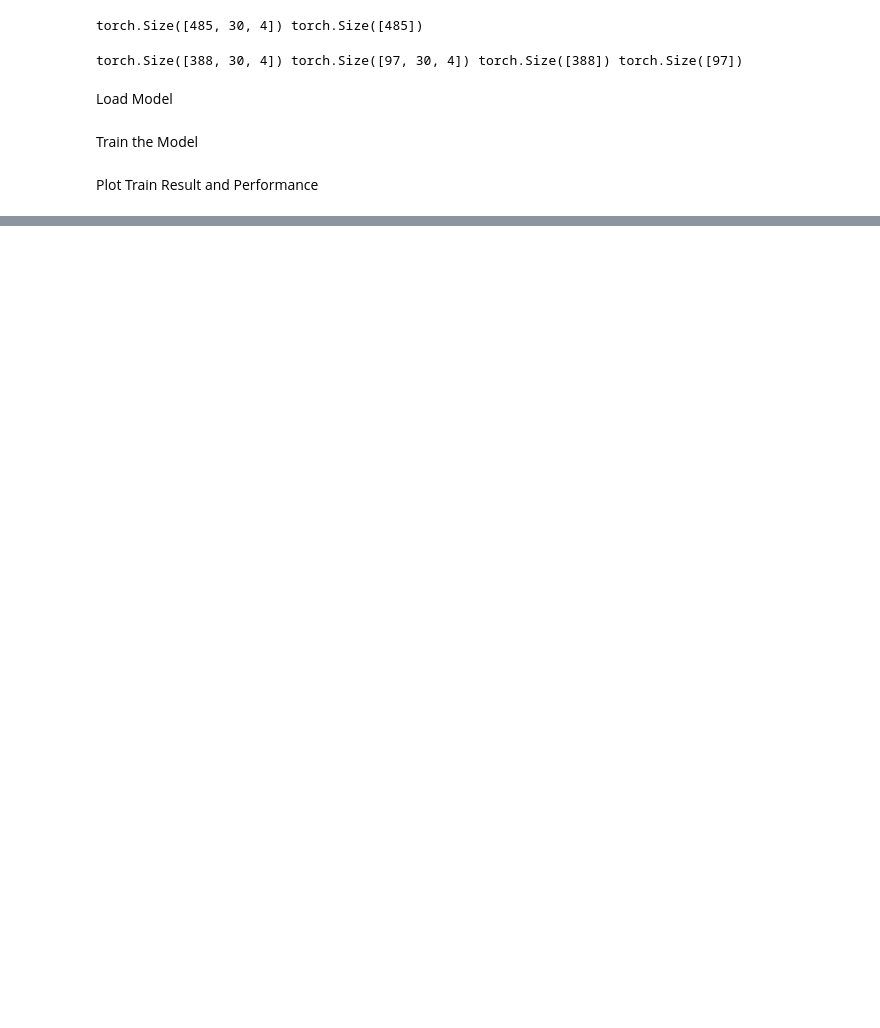
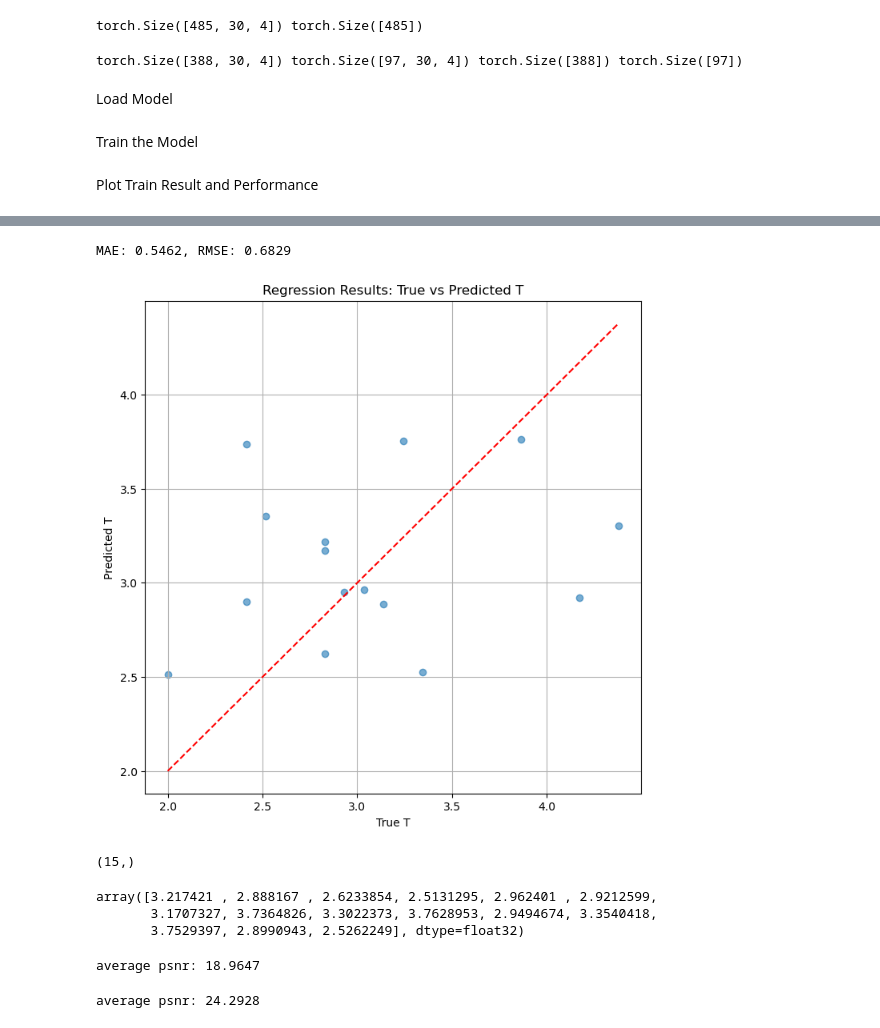
Before and after one commit to dgjung0220/CLODE, a Jupyter notebook: MLP_regression_with_error.ipynb, the cells around one changed output, grey strips where cells are left out. Drawn from its saved outputs; the diff is of its cells as text; code cells hidden in the pictures; blank space fills up the shorter version.

```diff
--- a/MLP_regression_with_error.ipynb
+++ b/MLP_regression_with_error.ipynb
@@ -244,0 +259,4 @@ MAE: 0.5947, RMSE: 0.7591
+# %%
+# LOL eval dataset's Ground Truth T values, based on PSNR
+eval_gt = np.load(Path('/home/soom/CLODE/soom_npy_results') / 'eval_gt.npy')
+print(eval_gt.shape)
@@ -244,0 +321,61 @@ MAE: 0.5947, RMSE: 0.7591
+# %%
+X = torch.tensor(iqa_scores, dtype=torch.float32).to(device)
+X[:, :, :-1] = (X[:, :, :-1] - X[:, :, :-1].mean(dim=1).unsqueeze(1)) / X[:, :, :-1].std(dim=1).unsqueeze(1)
+
+y = eval_gt[:, 0]
+y = torch.tensor(y, dtype=torch.float32).to(device)
+# %%
+regressor = Regressor(input_dim = 4, hidden_dim = 64).to(device)
+regressor.load_state_dict(torch.load(model_path / f'att_regression_{best_epoch}.pth'))
+regressor.eval()
+
+with torch.no_grad():
+    y_pred = regressor(X).cpu().numpy()
+    y_true = y.cpu().numpy()
+
+    plot_regression_results(y_true, y_pred, 'Regression Results: True vs Predicted T')
+# %% [output]
+MAE: 0.5462, RMSE: 0.6829
+[figure, added]
+# %%
+print(y_pred.shape)
+y_pred
+# %% [output]
+(15,)
+array([3.217421 , 2.888167 , 2.6233854, 2.5131295, 2.962401 , 2.9212599,
+       3.1707327, 3.7364826, 3.3022373, 3.7628953, 2.9494674, 3.3540418,
+       3.7529397, 2.8990943, 2.5262249], dtype=float32)
+# %%
+total_psnr = 0.0
+
+with torch.no_grad():
+    for idx in tqdm(range(len(img_labels))):
+        # save lq scores for error term
+        lq = image_tensor(eval_path / 'low' / img_labels[idx], size=(256, 256))
+        gt = image_tensor(eval_path / 'high' / img_labels[idx], size=(256, 256))
+
+        integration_time = torch.tensor([0, y_pred[idx]]).float().cuda()
+        pred = clode(lq, integration_time, inference=True)['output'][0]
+        psnr = calculate_psnr(pred, gt)
+        total_psnr += psnr
+
+print(f"average psnr: {total_psnr / len(img_labels):.4f}")
+# %% [output]
+average psnr: 18.9647
+# %%
+gt_total_psnr = 0.0
+
+with torch.no_grad():
+    for idx in tqdm(range(len(img_labels))):
+        # save lq scores for error term
+        lq = image_tensor(eval_path / 'low' / img_labels[idx], size=(256, 256))
+        gt = image_tensor(eval_path / 'high' / img_labels[idx], size=(256, 256))
+
+        integration_time = torch.tensor([0, y_true[idx]]).float().cuda()
+        pred = clode(lq, integration_time, inference=True)['output'][0]
+        psnr = calculate_psnr(pred, gt)
+        gt_total_psnr += psnr
+
+print(f"average psnr: {gt_total_psnr / len(img_labels):.4f}")
+# %% [output]
+average psnr: 24.2928
```
Also changed, not shown: parts of 12 cells of this notebook.
